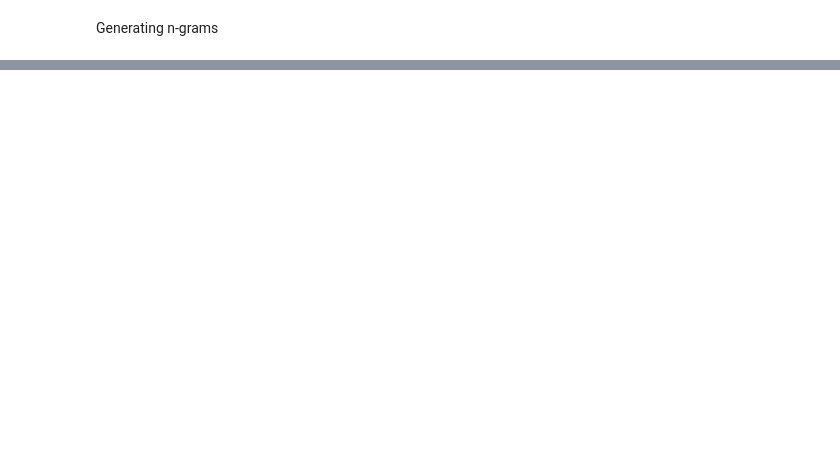
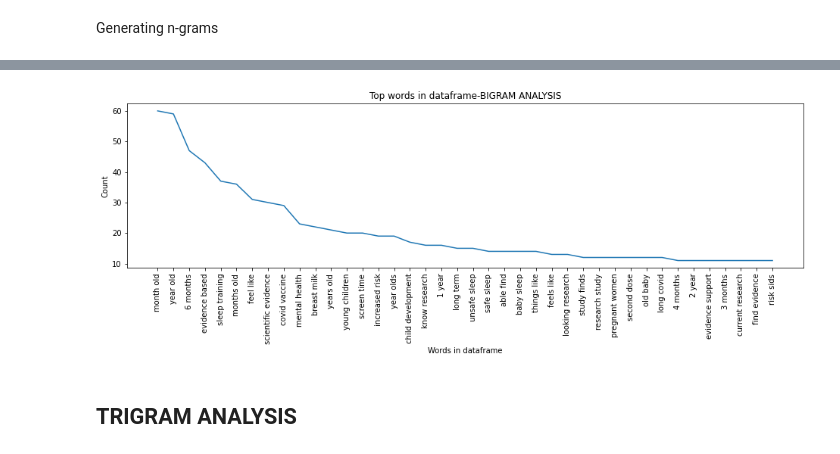
Before and after one commit to allisonhepworth/Reddit_Science_Parenting, a Jupyter notebook: code/preprocessing.ipynb, the cells around one changed output, grey strips where cells are left out. Saved outputs shown, nothing was run; the diff lists cells and outputs as text; code cells hidden in the pictures; blank space fills up the shorter version.

```diff
--- a/code/preprocessing.ipynb
+++ b/code/preprocessing.ipynb
@@ -220,0 +262,14 @@ plt.show()
+# %%
+plt.figure(1,figsize=(16,4))
+sns.lineplot( x = word[:40],
+             y = count[:40])
+plt.xlabel("Words in dataframe")
+plt.ylabel("Count")
+plt.title("Top words in dataframe-BIGRAM ANALYSIS")
+plt.xticks(rotation = 90)
+plt.savefig("bigram_analysis_lineplot.png")
+plt.show()
+# %% [output]
+[figure, added]
+# %% [markdown]
+## TRIGRAM ANALYSIS
```
Also changed, not shown: parts of 37 cells of this notebook.
